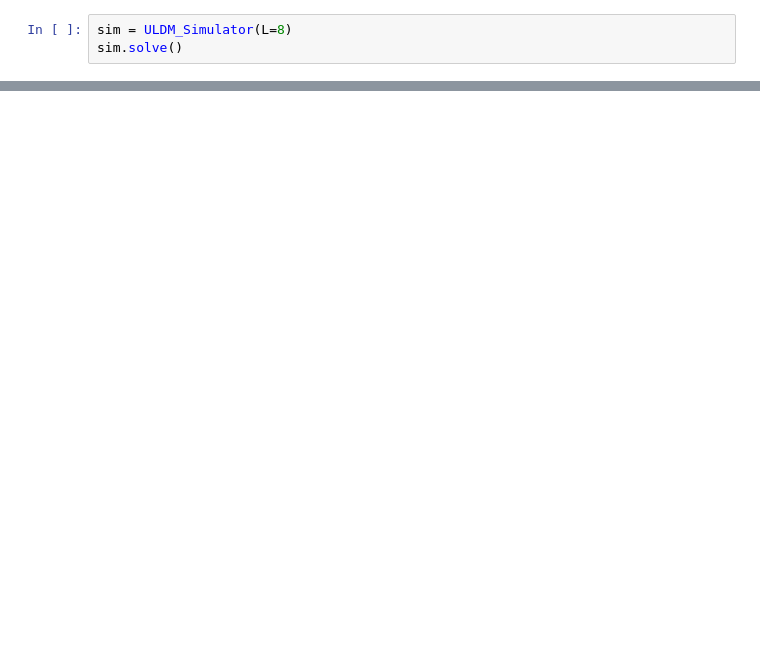
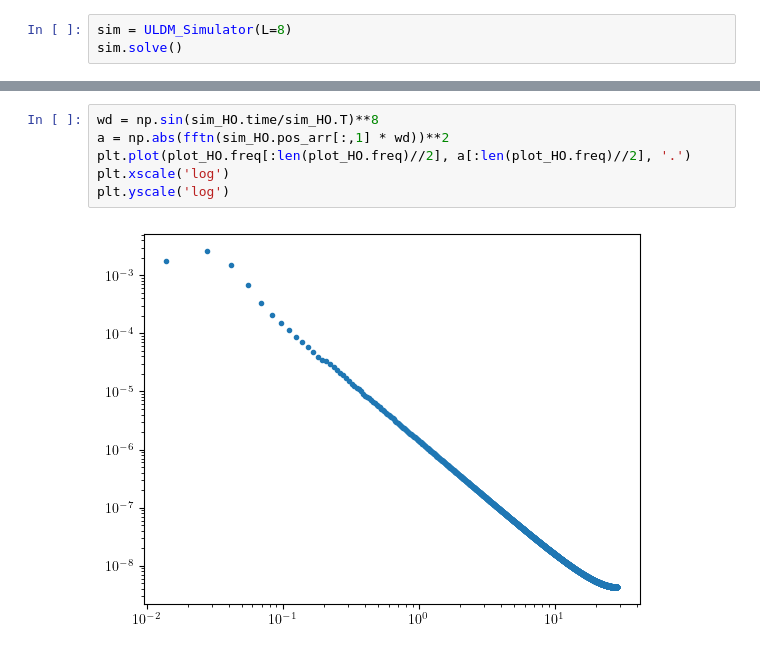
Before and after one commit to hjkim0620/ULDM_HarmonicOscillator, a Jupyter notebook: ULDM_HarmonicOscillator.ipynb, the cells around one changed output, grey strips where cells are left out. Drawn from its saved outputs; the diff is of its cells as text; blank space fills up the shorter version.

```diff
--- a/ULDM_HarmonicOscillator.ipynb
+++ b/ULDM_HarmonicOscillator.ipynb
@@ -217,0 +390,8 @@ KeyboardInterrupt:
+# %%
+wd = np.sin(sim_HO.time/sim_HO.T)**8
+a = np.abs(fftn(sim_HO.pos_arr[:,1] * wd))**2
+plt.plot(plot_HO.freq[:len(plot_HO.freq)//2], a[:len(plot_HO.freq)//2], '.')
+plt.xscale('log')
+plt.yscale('log')
+# %% [output]
+[figure, added]
```
Also changed, not shown: parts of 18 cells of this notebook.
